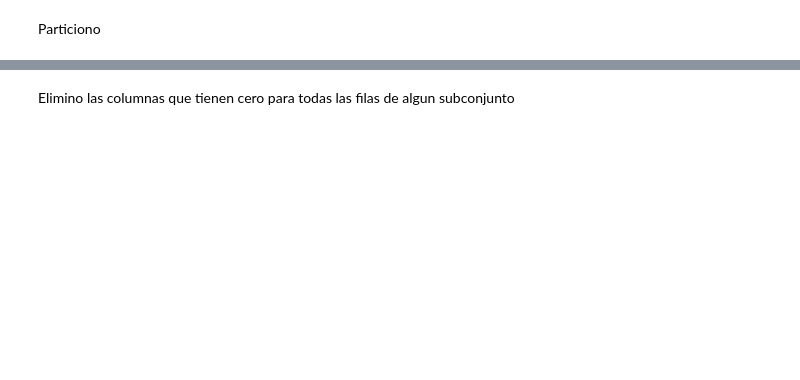
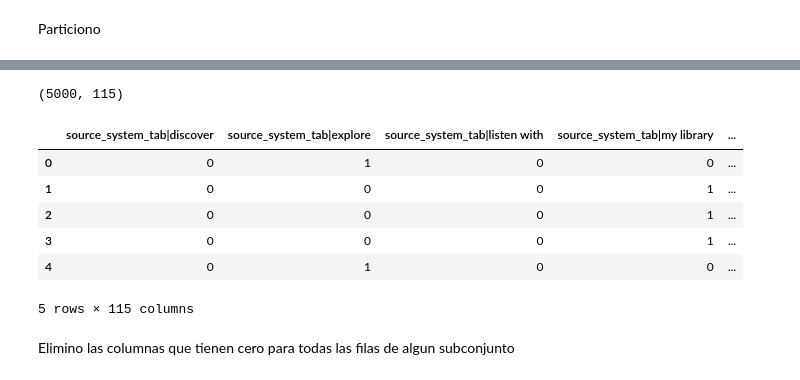
Before and after one commit to RaquelNeedsCoffee/PracticaAPA, a Jupyter notebook: Practica/Code/MCA Jupyter.ipynb, the cells around one changed output, grey strips where cells are left out. Cells and saved outputs as stored; diff of their text form; code cells hidden in the pictures; blank space fills up the shorter version.

```diff
--- a/Practica/Code/MCA Jupyter.ipynb
+++ b/Practica/Code/MCA Jupyter.ipynb
@@ -5,15 +5,12 @@ from mca import diagsvd
 # import mca
 import functools
 import sklearn.model_selection as ms
-from sklearn.preprocessing import StandardScaler as stdc
 import gc
 import _pickle as pickle
-categorical = ['source_system_tab','source_type','gender','city']
+from auxiliar_functions import standarize_data
+
+categorical = ['source_system_tab','source_type','gender','city','genre_ids','language']
 numerical = ['song_length', 'song_year','bd']
-
-def standarize_data(df):
-	df = stdc().fit_transform(df)
-	return df
 # %%
 def split(X, y, proportion):
     print('Train \nRaw data: \n ', 'Shape: ', X.shape, 'Type: ', type(X))
@@ -93,0 +87,13 @@ X_cat_test.head()
+# %%
+DummiesX = pd.get_dummies(data=X[categorical], prefix_sep='|')
+print(DummiesX.shape)
+DummiesX.head()
+# %% [output]
+(5000, 115)
+|  | source_system_tab|discover | source_system_tab|explore | source_system_tab|listen with | source_system_tab|my library | ... |
+| 0 | 0 | 1 | 0 | 0 | ... |
+| 1 | 0 | 0 | 0 | 1 | ... |
+| 2 | 0 | 0 | 0 | 1 | ... |
+| 3 | 0 | 0 | 0 | 1 | ... |
+| 4 | 0 | 1 | 0 | 0 | ... |
+5 rows × 115 columns
```
Also changed, not shown: parts of 24 cells of this notebook, 4 other files.
